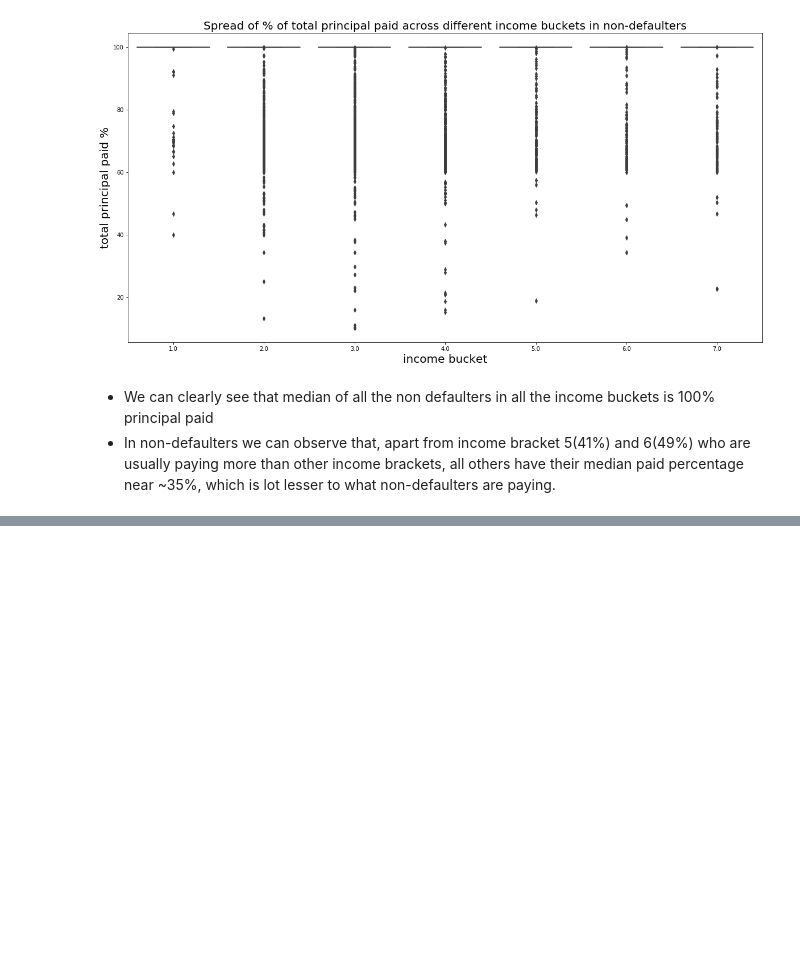
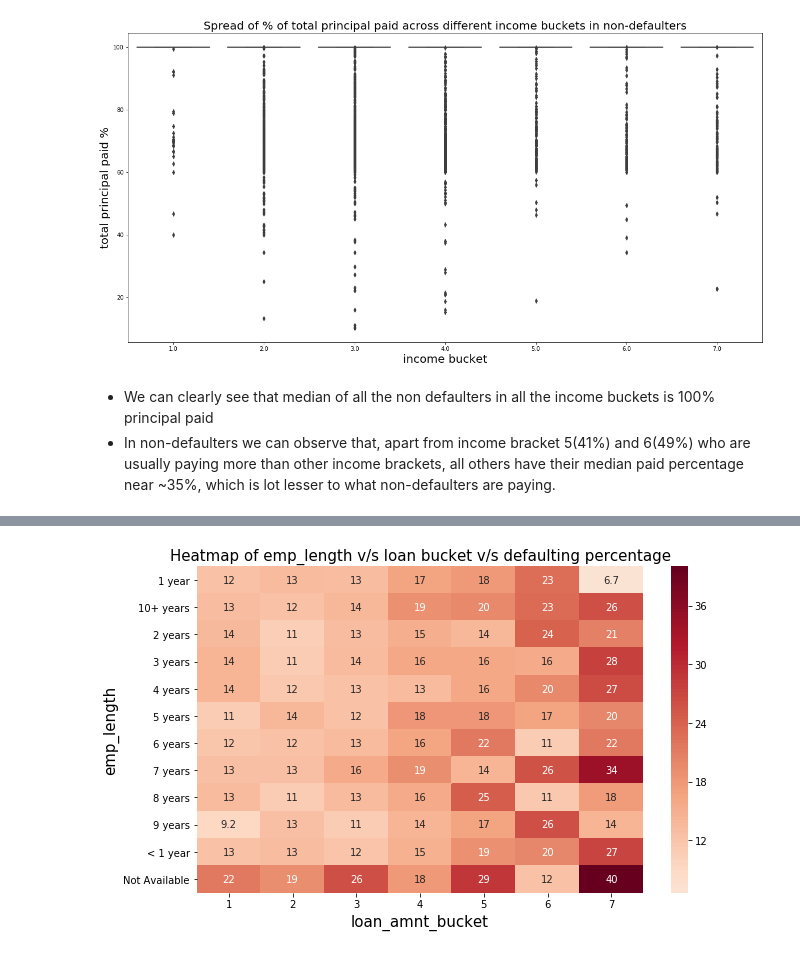
Before and after one commit to sameerg07/LendingClubEDA, a Jupyter notebook: LendingClubEDA_Final.ipynb, the cells around one changed output, grey strips where cells are left out. Drawn from its saved outputs; the diff is of its cells as text; code cells hidden in the pictures; blank space fills up the shorter version.

```diff
--- a/LendingClubEDA_Final.ipynb
+++ b/LendingClubEDA_Final.ipynb
@@ -3513,0 +3509,12 @@ plt.show()
+# %%
+##creating a new dataframe with defaulting percentages over loan_bucket under emp_length
+
+x = pd.DataFrame(df.groupby(by=["emp_length","loan_amnt_bucket"])["loan_status"].count()) ## get counts of borrowers in each loan bucket under an emp_length
+y = pd.DataFrame(df.groupby(by=["emp_length","loan_amnt_bucket"])["loan_status"].sum())   ## get no of defaulters
+x = x.rename(columns = {"loan_status" : 'count1'})
+y = y.rename(columns = {"loan_status" : 'sum1'})
+z = pd.merge(x,y,left_index=True, right_index=True, how = "inner") ## merge these dataframes
+z["def_perc"] = 100 * z['sum1']/z.count1 ## get the percentages of defaulting
+z["ndef_perc"] = 100 - z.def_perc ## get the percentages of non_ defaulting
+z.reset_index(inplace=True)
+z
@@ -3513,0 +3540,10 @@ plt.show()
+# %%
+##drawing a heatmap to understand defaulting percentage (0 being white and red being highest)
+plt.figure(figsize = (10,6))
+sns.heatmap(data= z.pivot("emp_length","loan_amnt_bucket","def_perc"),annot=True,center=1,cmap="RdBu_r")
+plt.title("Heatmap of emp_length v/s loan bucket v/s defaulting percentage",size=15)
+plt.xlabel("loan_amnt_bucket",size = 15)
+plt.ylabel("emp_length",size = 15)
+plt.show()
+# %% [output]
+[figure, added]
```
Also changed, not shown: parts of 15 cells of this notebook, 1 other file.
